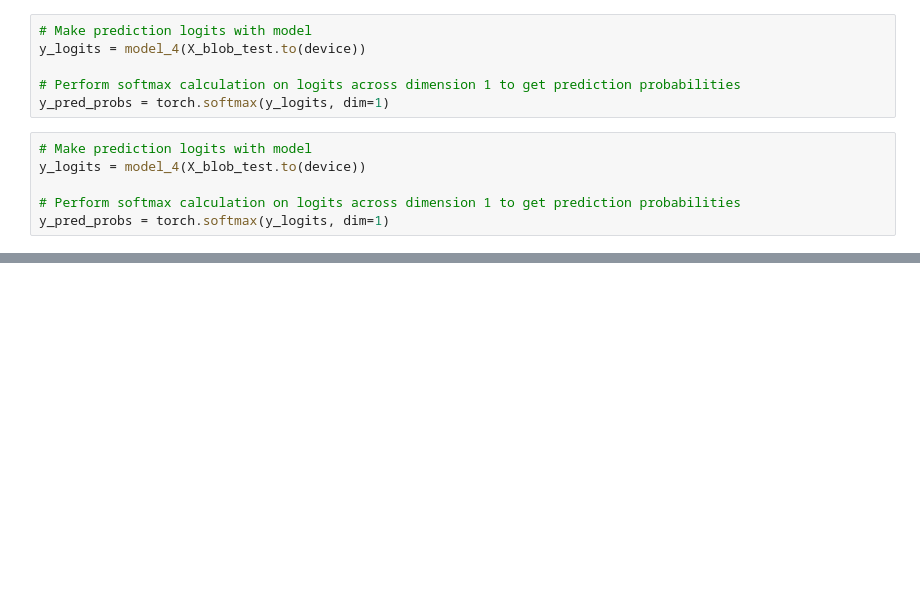
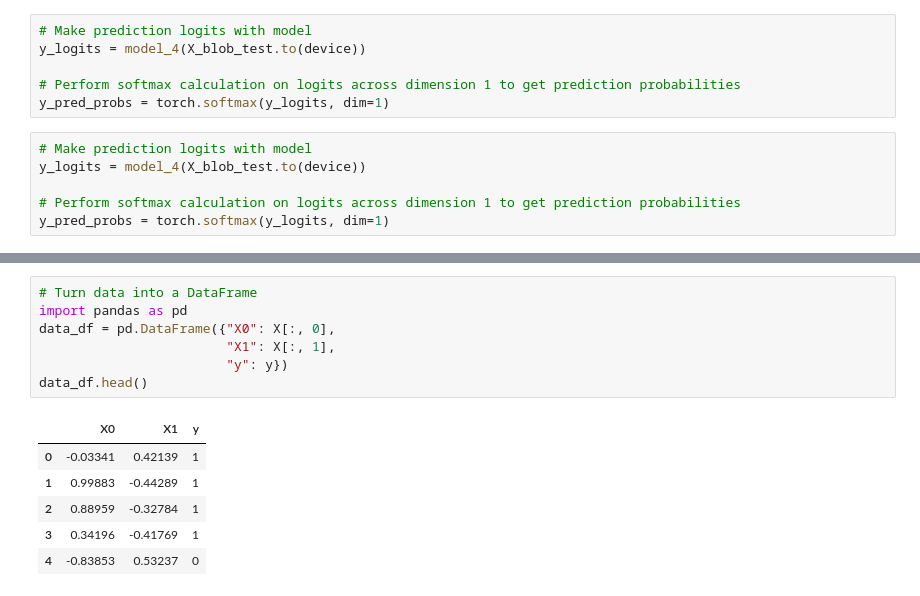
Before and after one commit to AlexNhjh/PyTorch-Tutorial, a Jupyter notebook: ch2.ipynb, the cells around one changed output, grey strips where cells are left out. Cells and saved outputs as stored; diff of their text form; blank space fills up the shorter version.

```diff
--- a/ch2.ipynb
+++ b/ch2.ipynb
@@ -878,0 +1019,14 @@ tensor([2, 1, 1, 2, 1, 1, 3, 1, 1, 1, 1, 2, 1, 1, 1, 1, 1, 1, 1, 1, 1, 1, 2, 1,
+# %%
+# Turn data into a DataFrame
+import pandas as pd
+data_df = pd.DataFrame({"X0": X[:, 0],
+                        "X1": X[:, 1],
+                        "y": y})
+data_df.head()
+# %% [output]
+|  | X0 | X1 | y |
+| 0 | -0.03341 | 0.42139 | 1 |
+| 1 | 0.99883 | -0.44289 | 1 |
+| 2 | 0.88959 | -0.32784 | 1 |
+| 3 | 0.34196 | -0.41769 | 1 |
+| 4 | -0.83853 | 0.53237 | 0 |
```
Also changed, not shown: parts of 28 cells of this notebook, 9 other files.
